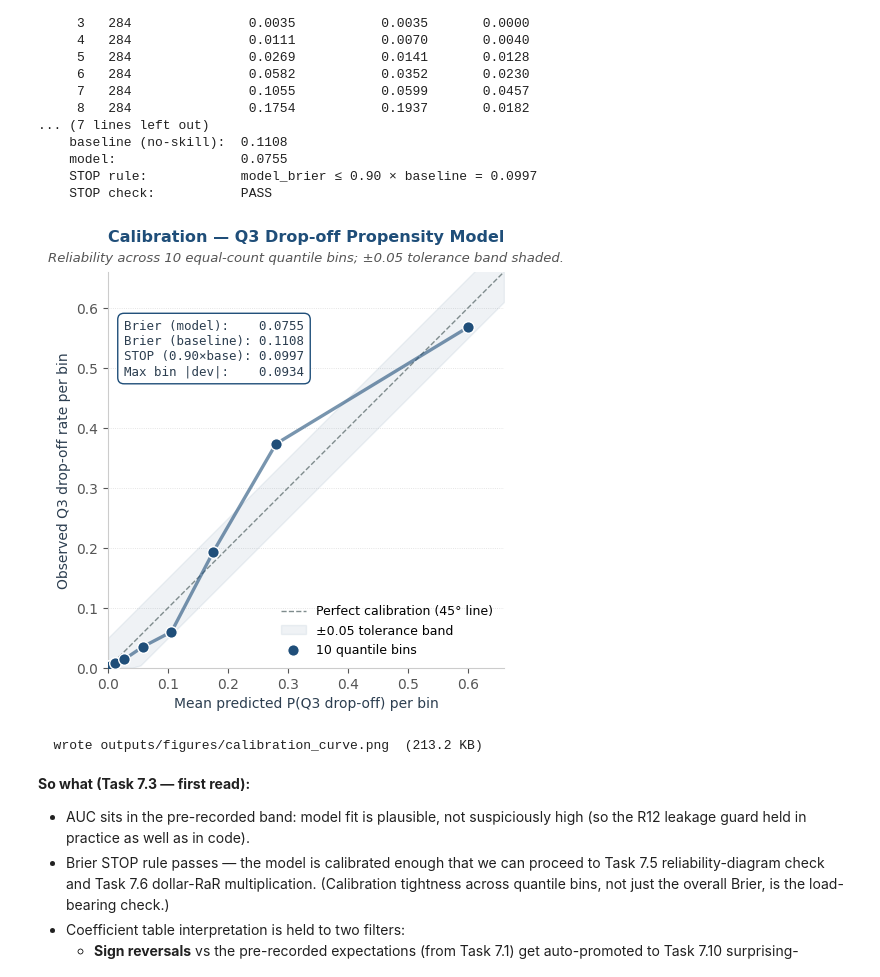
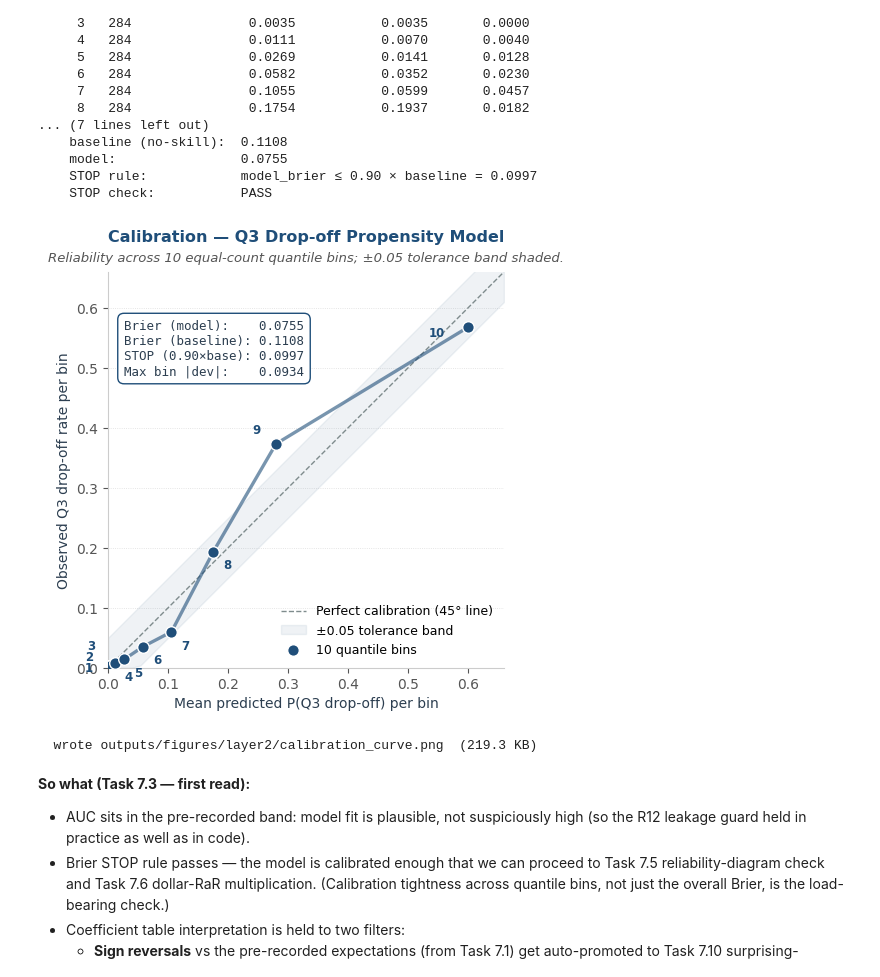
Before and after one commit to lilwan345/amazon-revenue-analytics, a Jupyter notebook: notebooks/02_layer2_rar.ipynb, the cells around one changed output. Cells and saved outputs as stored; diff of their text form; code cells hidden in the pictures.

```diff
--- a/notebooks/02_layer2_rar.ipynb
+++ b/notebooks/02_layer2_rar.ipynb
@@ -1162,10 +1162,26 @@ ax.fill_between(xs, np.clip(xs - 0.05, 0, 1), np.clip(xs + 0.05, 0, 1),
                 color=COLOR_PRIMARY, alpha=0.07,
                 label="±0.05 tolerance band")
 
-# Reliability points (sized by bin n)
+# Reliability points (sized by bin n) + bin-number annotations.
+# Bins 1-3 have mean_predicted_p < 0.005 so they visually stack at x=0
+# in linear scale. Bin-number annotations disambiguate stacked markers.
 ax.plot(pred_x, obs_y, linewidth=2.4, color=COLOR_PRIMARY, alpha=0.6)
 ax.scatter(pred_x, obs_y, s=70, color=COLOR_PRIMARY, edgecolor="white",
            linewidth=1.0, zorder=5, label="10 quantile bins")
+# Manual offset table for bin labels to avoid label-on-marker
+_bin_label_offset = {
+    1: (-14, -2), 2: (-14, 6), 3: (-14, 14),       # bottom-left stack
+    4: (10, -10), 5: (10, -10), 6: (10, -10),
+    7: (10, -10), 8: (10, -10), 9: (-14, 10),
+    10: (-22, -4),
+}
+for r in bins_rows:
+    b = int(r["bin"])
+    dx, dy = _bin_label_offset.get(b, (8, 8))
+    ax.annotate(f"{b}", (r["mean_predicted_p"], r["observed_rate"]),
+                xytext=(dx, dy), textcoords="offset points",
+                fontsize=8.5, color=COLOR_PRIMARY, fontweight="bold",
+                ha="center", va="center", zorder=6)
 
 # Brier badge
 ax.text(
@@ -1185,36 +1201,36 @@ ax.set_xlim(0, max(pred_x.max(), obs_y.max()) * 1.1)
 ax.set_ylim(0, max(pred_x.max(), obs_y.max()) * 1.1)
 ax.set_aspect("equal", adjustable="box")
 
 ax.set_title(
     "Calibration — Q3 Drop-off Propensity Model",
     pad=22, fontsize=11.5,
 )
 ax.text(
     0.5, 1.02,
     "Reliability across 10 equal-count quantile bins; ±0.05 tolerance band shaded.",
     transform=ax.transAxes,
     ha="center", va="bottom",
     fontsize=9.5, color=COLOR_MUTED, style="italic",
 )
 
 ax.set_xlabel("Mean predicted P(Q3 drop-off) per bin", fontsize=10)
 ax.set_ylabel("Observed Q3 drop-off rate per bin", fontsize=10)
 
 ax.yaxis.grid(True, linestyle=":", color="#dddddd", linewidth=0.6)
 ax.set_axisbelow(True)
 ax.legend(loc="lower right", frameon=False, fontsize=9)
 
 plt.tight_layout(rect=[0, 0, 1, 0.93])
 
-CALIB_PNG = PROJECT_ROOT / "outputs" / "figures" / "calibration_curve.png"
+CALIB_PNG = PROJECT_ROOT / "outputs" / "figures" / "layer2" / "calibration_curve.png"
 plt.savefig(CALIB_PNG, dpi=300, facecolor="white", bbox_inches="tight")
 plt.show()
 
 print(f"  wrote {CALIB_PNG.relative_to(PROJECT_ROOT)}  "
       f"({CALIB_PNG.stat().st_size / 1024:.1f} KB)")
 # %% [output]
-[figure, old version]
+[figure, new version]
-  wrote outputs/figures/calibration_curve.png  (213.2 KB)
+  wrote outputs/figures/layer2/calibration_curve.png  (219.3 KB)
 # %% [markdown]
 **So what (Task 7.3 — first read):**
 
```
Also changed, not shown: parts of 8 cells of this notebook, 19 other files.
